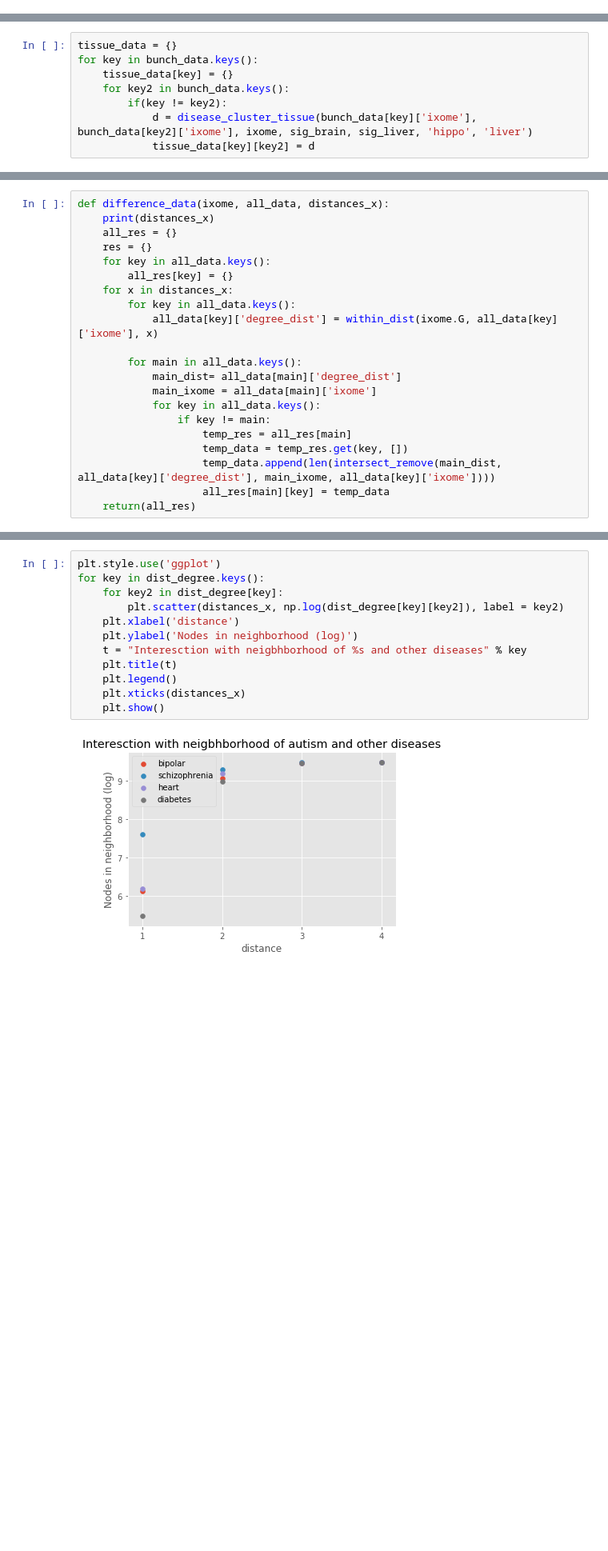
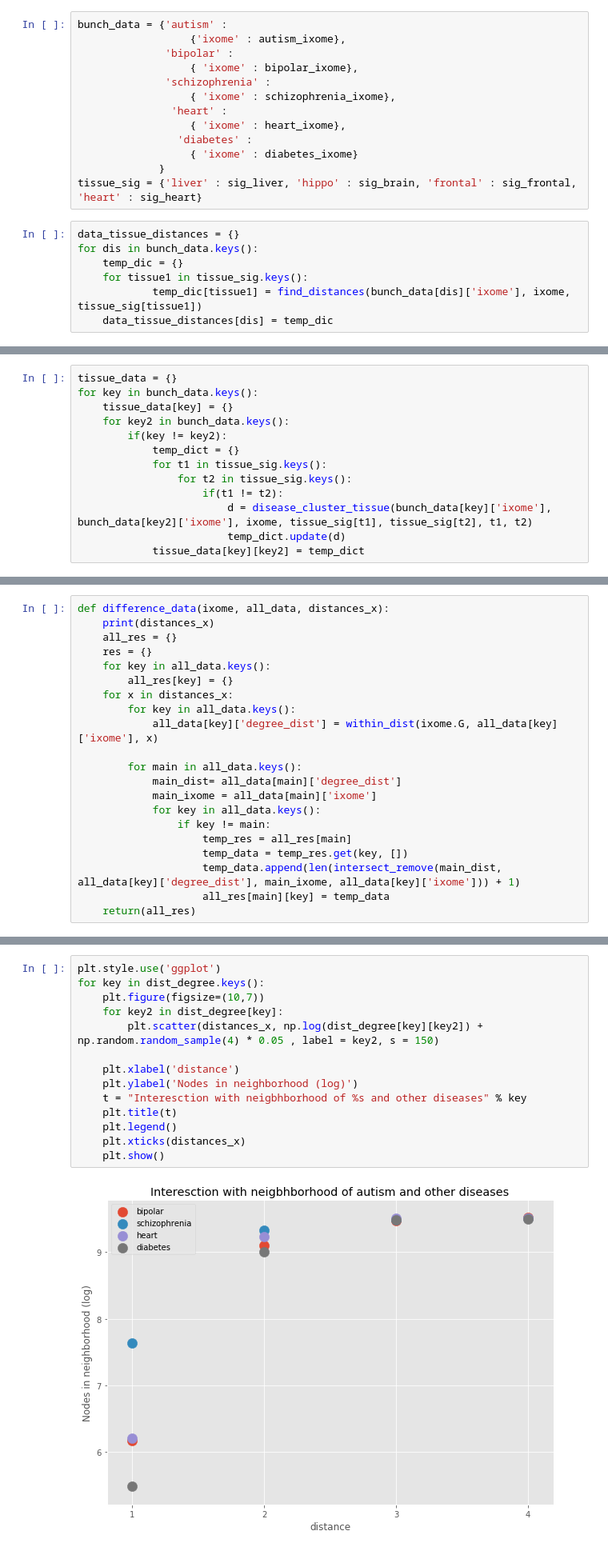
Before and after one commit to adityakaran/6047-project, a Jupyter notebook: analyze/Visualizing Disease Modules in the Interactome.ipynb, the cells around one changed output, grey strips where cells are left out. Shown at 80% size. Cells and saved outputs as stored; diff of their text form; blank space fills up the shorter version.

```diff
--- a/analyze/Visualizing Disease Modules in the Interactome.ipynb
+++ b/analyze/Visualizing Disease Modules in the Interactome.ipynb
@@ -226,0 +217,20 @@ print(data)
+# %%
+bunch_data = {'autism' :
+                  {'ixome' : autism_ixome},
+              'bipolar' :
+                  { 'ixome' : bipolar_ixome},
+              'schizophrenia' :
+                  { 'ixome' : schizophrenia_ixome},
+               'heart' :
+                  { 'ixome' : heart_ixome},
+                'diabetes' :
+                  { 'ixome' : diabetes_ixome}
+             }
+tissue_sig = {'liver' : sig_liver, 'hippo' : sig_brain, 'frontal' : sig_frontal, 'heart' : sig_heart}
+# %%
+data_tissue_distances = {}
+for dis in bunch_data.keys():
+    temp_dic = {}
+    for tissue1 in tissue_sig.keys():
+            temp_dic[tissue1] = find_distances(bunch_data[dis]['ixome'], ixome, tissue_sig[tissue1])
+    data_tissue_distances[dis] = temp_dic
@@ -326,5 +329,10 @@ for key in bunch_data.keys():
     tissue_data[key] = {}
     for key2 in bunch_data.keys():
         if(key != key2):
-            d = disease_cluster_tissue(bunch_data[key]['ixome'], bunch_data[key2]['ixome'], ixome, sig_brain, sig_liver, 'hippo', 'liver')
-            tissue_data[key][key2] = d
+            temp_dict = {}
+            for t1 in tissue_sig.keys():
+                for t2 in tissue_sig.keys():
+                    if(t1 != t2):
+                        d = disease_cluster_tissue(bunch_data[key]['ixome'], bunch_data[key2]['ixome'], ixome, tissue_sig[t1], tissue_sig[t2], t1, t2)
+                        temp_dict.update(d)
+            tissue_data[key][key2] = temp_dict
@@ -368,7 +418,7 @@ def difference_data(ixome, all_data, distances_x):
                 if key != main:
                     temp_res = all_res[main]
                     temp_data = temp_res.get(key, [])
-                    temp_data.append(len(intersect_remove(main_dist, all_data[key]['degree_dist'], main_ixome, all_data[key]['ixome'])))
+                    temp_data.append(len(intersect_remove(main_dist, all_data[key]['degree_dist'], main_ixome, all_data[key]['ixome'])) + 1)
                     all_res[main][key] = temp_data
     return(all_res)
 # %%
@@ -381,14 +438,16 @@ print(dist_degree)
 # %%
 plt.style.use('ggplot')
 for key in dist_degree.keys():
+    plt.figure(figsize=(10,7))
     for key2 in dist_degree[key]:
-        plt.scatter(distances_x, np.log(dist_degree[key][key2]), label = key2)
+        plt.scatter(distances_x, np.log(dist_degree[key][key2]) + np.random.random_sample(4) * 0.05 , label = key2, s = 150)
+
     plt.xlabel('distance')
     plt.ylabel('Nodes in neighborhood (log)')
     t = "Interesction with neigbhborhood of %s and other diseases" % key
     plt.title(t)
     plt.legend()
     plt.xticks(distances_x)
     plt.show()
 # %% [output]
-[figure, old version]
+[figure, new version]
```
Also changed, not shown: parts of 17 cells of this notebook.
